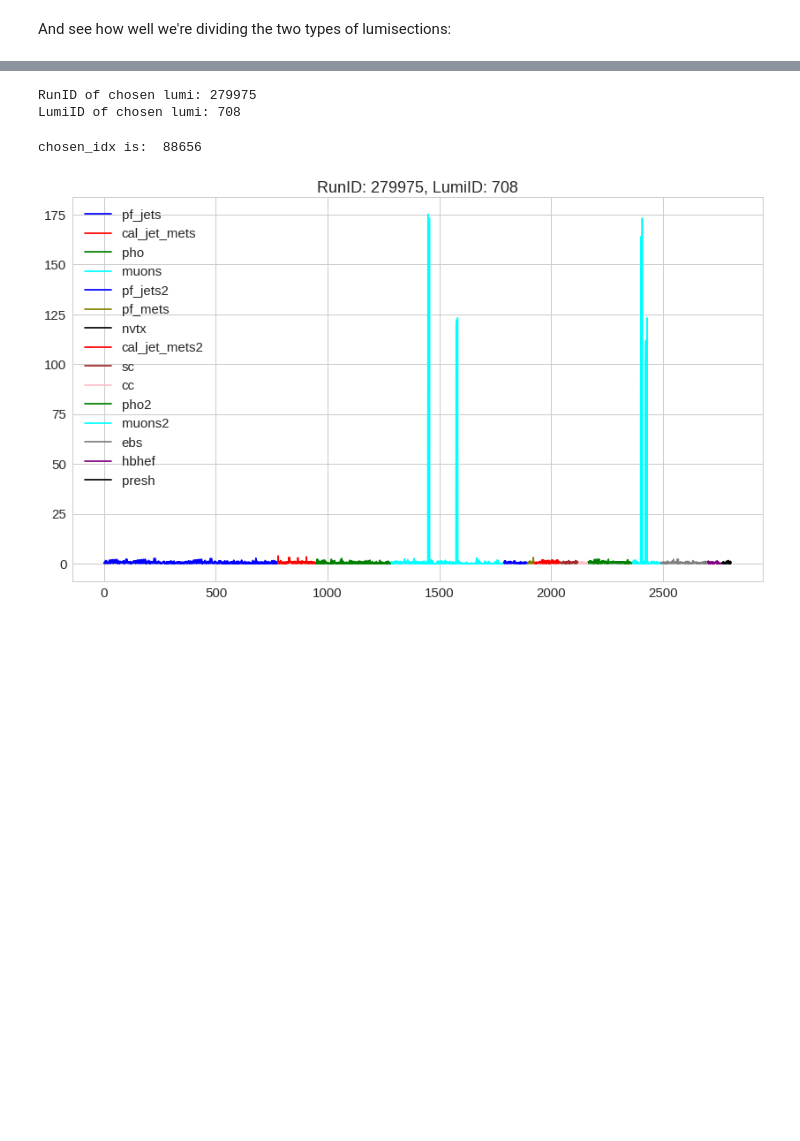
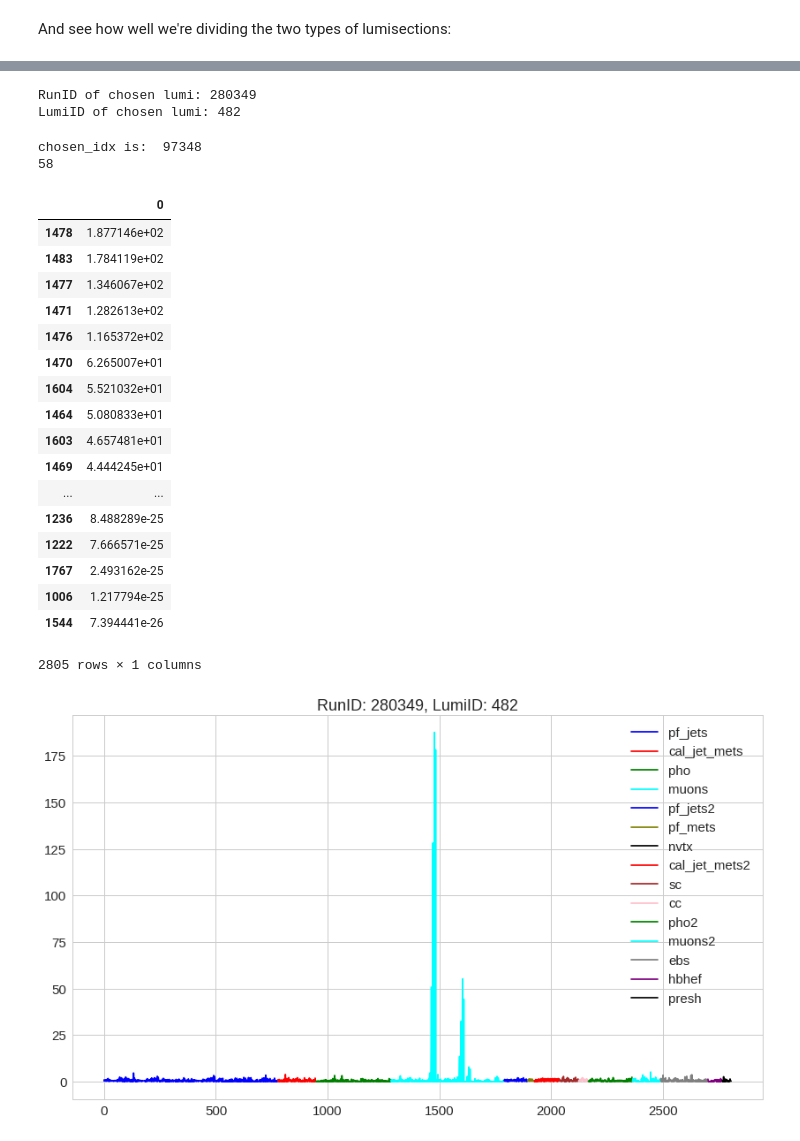
Before and after one commit to gnomeosaurus/ml4dc, a Jupyter notebook: anomaly_detectionMET_C-H_firsttest.ipynb, the cells around one changed output, grey strips where cells are left out. Saved outputs shown, nothing was run; the diff lists cells and outputs as text; code cells hidden in the pictures; blank space fills up the shorter version.

```diff
--- a/anomaly_detectionMET_C-H_firsttest.ipynb
+++ b/anomaly_detectionMET_C-H_firsttest.ipynb
@@ -106,16 +130,27 @@ df2 = pd.DataFrame(bad_jets)
 # df2 = cutted_df                   #Temporarily to make training faster
 df2['class'] = 1
 
+#Assign good jets class label 0
+df3 = pd.DataFrame(good_jets2)
+
+df3['class'] = 0
+
+#Assign bad_jets class label  1
+df4 = pd.DataFrame(bad_jets2)
+
+df4['class'] = 1
+
 # del(good_jets)
 # del(bad_jets)
 #Concatenate them
-frames = [df1,df2]
+frames = [df1,df2,df3,df4]
 data   = pd.concat(frames)
 del(frames)
 # del(df1)
 # del(df2)
 
-data.drop(2805, axis=1, inplace=True) #Drop per_pd flags
+# data.drop(2805, axis=1, inplace=True) #Drop per_pd flags
+
 data = data.sort_values([2800,2801], ascending=[True,True]) #Sort by runID and then by lumiID
 data = data.reset_index(drop=True)  #Reset index
 runIDs  = data[2800].astype(int)
@@ -123,7 +158,7 @@ lumiIDs = data[2801].astype(int)
 # data.drop(2800, axis=1, inplace=True) #Drop runIDs not to train on it
 # data.drop(2801, axis=1, inplace=True) #Drop lumiIDs not to train on it
 
-data
+
 # data = data.reindex(index=range(0,len(data)))
 #Shuffle them randomly
 # data = shuffle(data)
@@ -168,0 +304,7 @@ print(len(var4))
+# %%
+counter2 = 0
+for i in range (0,data.shape[0]):
+    if data['class'][i] < data['preco_json'][i]:
+        counter2 += 1
+#         print(i)
+print(counter2)
@@ -396,0 +561,6 @@ autoencoder = load_model('new_datamodelCG.h5')
+# %%
+# autoencoder = load_model('new_datamodelCG.h5')
+
+autoencoder = load_model('/afs/cern.ch/user/f/fsiroky/public/3pds_model.h5')
+X_test = np.load('/afs/cern.ch/user/f/fsiroky/public/X_testfor3pds_model.npy')
+y_test = np.load('/afs/cern.ch/user/f/fsiroky/public/y_testfor3pds_model.npy')
@@ -719,11 +907,11 @@ Name: reconstruction_error, dtype: float64
 # %%
-chosen_idx = 88656
+chosen_idx = 97348
 
 print('RunID of chosen lumi:', int(data[2800].ix[chosen_idx]))
 print('LumiID of chosen lumi:',int(data[2801].ix[chosen_idx]))
 # %% [output]
-RunID of chosen lumi: 279975
-LumiID of chosen lumi: 708
+RunID of chosen lumi: 280349
+LumiID of chosen lumi: 482
 # %%
 if 'chosen_idx' in globals():
     print('chosen_idx is: ', chosen_idx)
@@ -767,6 +955,17 @@ plt.legend(['pf_jets', 'cal_jet_mets', 'pho', 'muons', 'pf_jets2', 'pf_mets', 'n
 
 plt.title('RunID: '+ str(int(data[2800].ix[chosen_idx]))+', '+ 'LumiID: '+ str(int(data[2801].ix[chosen_idx])))
 
-plt.show()
+pd_vec = pd_vec.sort_values([0], ascending=False)
+
+index_store = -1
+for i in range (len(incr_vec)):
+    if pd_vec[0][i] > 5*pd_vec[0][i+1]:
+        index_store = i
+        break
+print(index_store)
+pd_vec
+
+
+# print(index_store)
 # print(kokonat.shape)
 
@@ -780,25 +979,44 @@ plt.show()
 # print(len(teeeest))
 
 #88656  is Actually good lumis with reconstruction error higher than 70, MUONS problem
 #99594  is Actually good lumis with reconstruction error higher than 70, PHOTONS problem
 #97348  is Actually good lumis with reconstruction error 48, MUONS problem
 
 #89180  is Actually anomalous lumis with reconstruction error higher than 70, LOTS of problems
 #89283  is Actually anomalous lumis with reconstruction error higher than 70, LOTS of problems
 
 #83163 is Actually good lumi with reconstruction error lower than 0.3
 
 #89248 is Actually anomalous lumi classified as good with rec. error ~1.5
 #89252 is Actually anomalous lumi classified as good with rec. error ~ 25  --
 #89254  # -- THIS IS INTERESTING = only big problem in PFJets but because other objects are fine, it doesn't say
         # that it is anomalous -- objects represented by more variables have more decision power
         # SOLUTION? claim lumisection anomalous when already some variables of some object go over some treshold
         # and not just an average.
         # SOLUTION_2 - some sort of weighted average or something cleverer
 #89255 similar story, also mostly pf_jet and little bit EBS too
 # %% [output]
-chosen_idx is:  88656
+chosen_idx is:  97348
+58
+|  | 0 |
+| 1478 | 1.877146e+02 |
+| 1483 | 1.784119e+02 |
+| 1477 | 1.346067e+02 |
+| 1471 | 1.282613e+02 |
+| 1476 | 1.165372e+02 |
+| 1470 | 6.265007e+01 |
+| 1604 | 5.521032e+01 |
+| 1464 | 5.080833e+01 |
+| 1603 | 4.657481e+01 |
+| 1469 | 4.444245e+01 |
+| ... | ... |
+| 1236 | 8.488289e-25 |
+| 1222 | 7.666571e-25 |
+| 1767 | 2.493162e-25 |
+| 1006 | 1.217794e-25 |
+| 1544 | 7.394441e-26 |
+2805 rows × 1 columns
-[figure, old version]
+[figure, new version]
 # %%
 y_pred = [1 if e > threshold else 0 for e in error_df.reconstruction_error.values]
 conf_matrix = confusion_matrix(error_df.true_class, y_pred)
```
Also changed, not shown: parts of 38 cells of this notebook.
